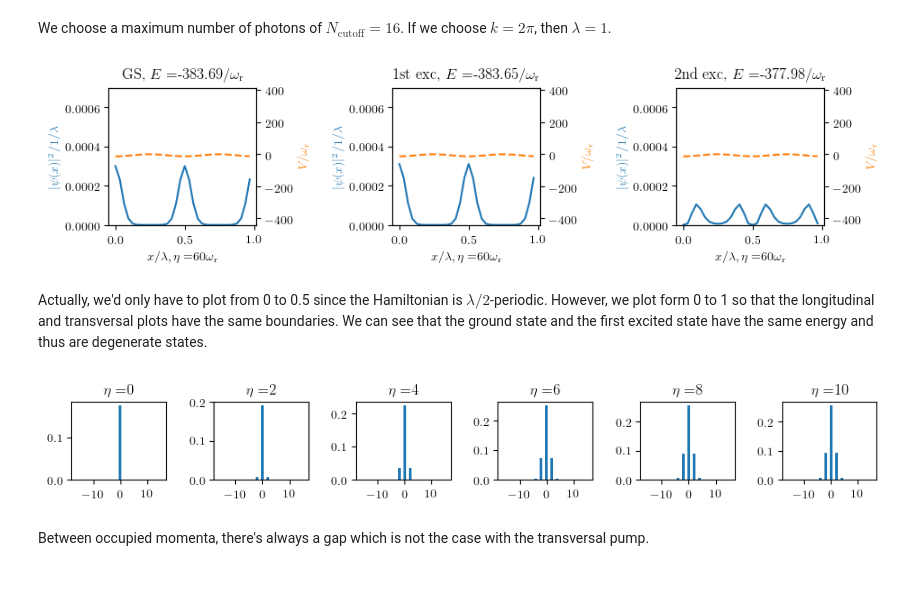
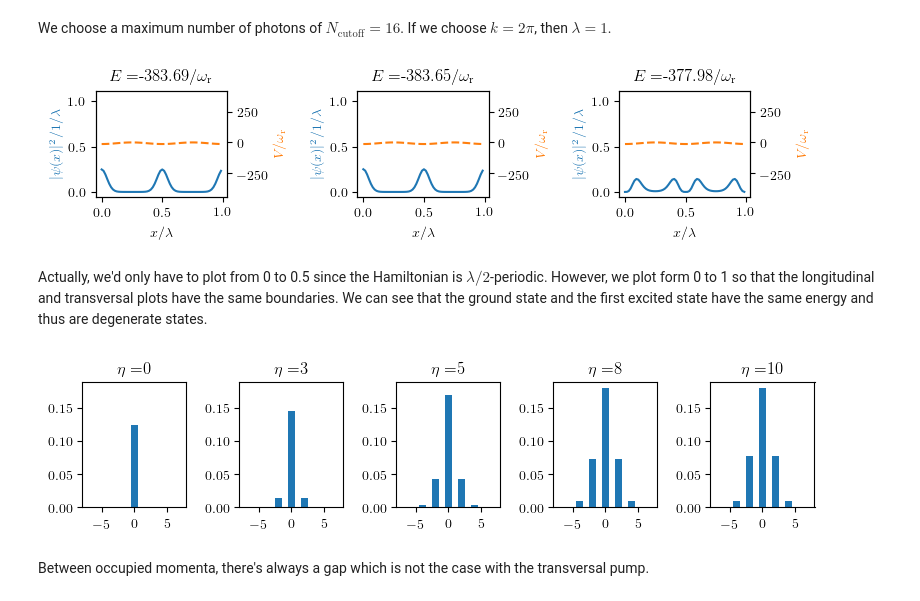
Before and after one commit to texmex76/qojulia, a Jupyter notebook: jupyter/Longitudinal Pump.ipynb, the cells around one changed output. Saved outputs shown, nothing was run; the diff lists cells and outputs as text; code cells hidden in the pictures.

Commit message:
Adjust plotting parameters

```diff
--- a/jupyter/Longitudinal Pump.ipynb
+++ b/jupyter/Longitudinal Pump.ipynb
@@ -15,7 +15,7 @@ We choose a maximum number of photons of $N_\text{cutoff}=16$. If we choose $k=2
 N_cutoff = 16
 xmin = 0
 xmax = 1
-Nsteps = 32
+Nsteps = 64
 
 k = 2*π
 ωr = 1
@@ -49,18 +49,21 @@ end;
 rc("text", usetex=true)
 rc("text.latex", preamble= "\\usepackage{amsmath}")
 rc("font", family="serif")
+pygui(false)
 
 η = 60 * ωr
 E, ψ_states = eigenstates((H(η) + dagger(H(η)))/2, 3);
 
-# Plot position
 xpoints = samplepoints(b_position)
 
-fig = figure()
+fig = figure(figsize=(8, 2))
+host_1 = fig.add_subplot(131)
+host_2 = fig.add_subplot(132)
+host_3 = fig.add_subplot(133)
+hosts = [host_1, host_2, host_3]
 
 for i in 1:3
-    plt_index = 330 + i
-    host = fig.add_subplot(plt_index)
+    host = hosts[i]
     par1 = host.twinx()
 
     pos_dense = ptrace(ψ_states[i], 1)
@@ -68,12 +71,13 @@ for i in 1:3
     ada_exp = expect(ad*a, ψ_states[i])
     pot = @. U0*cos(k*xpoints)^2*real(ada_exp)
 
-    host.set_ylim(-0.0000, 0.0007)
+    host.set_ylim(-0.0528, 1.1088)
     par1.set_ylim(-441.482335, 415.316547)
-    host.plot(xpoints, abs2.(density ./ sqrt(Nsteps)), "C0")
+#     host.plot(xpoints, abs2.(density ./ sqrt(Nsteps)), "C0")
+    host.plot(xpoints, abs2.(normalize(density) ./ sqrt(Nsteps) * 15), "C0")
     par1.plot(xpoints, pot, "C1", linestyle="--")
 
-    host.set_xlabel(L"x / \lambda, \eta=" * @sprintf("%d", η) * L"\omega_\text{r}")
+    host.set_xlabel(L"x / \lambda")
     host.set_ylabel(L"|\psi(x)|^2 / 1/\lambda")
     par1.set_ylabel(L"V / \omega_\text{r}")
     host.yaxis.label.set_color("C0")
@@ -83,54 +87,52 @@ for i in 1:3
 #     println("host.set_ylim(" *@sprintf("%.4f", host.get_ylim()[1]) *", " *@sprintf("%.4f", host.get_ylim()[2]) *")")
 #     println("par1.set_ylim(" *@sprintf("%.6f", par1.get_ylim()[1]) *", " *@sprintf("%.6f", par1.get_ylim()[2]) *")")
 
-    if i == 1
-        title("GS, " * L"E=" * @sprintf("%.2f", E[1]) * L"/ \omega_\text{r}")
-    elseif i == 2
-        title("1st exc, " * L"E=" * @sprintf("%.2f", E[2]) * L"/ \omega_\text{r}")
-    else
-        title("2nd exc, " * L"E=" * @sprintf("%.2f", E[3]) * L"/ \omega_\text{r}")
-    end
+    title(L"E=" * @sprintf("%.2f", E[i]) * L"/ \omega_\text{r}")
 end
 
-tight_layout(rect=[0, 0, 1.5, 1.3])
+tight_layout()
 # %% [output]
-[figure, old version]
+[figure, new version]
 # %% [markdown]
 Actually, we'd only have to plot from 0 to 0.5 since the Hamiltonian is $\lambda / 2$-periodic. However, we plot form 0 to 1 so that the longitudinal and transversal plots have the same boundaries. We can see that the ground state and the first excited state have the same energy and thus are degenerate states.
 # %%
 # Plot momentum
 
 rc("text", usetex=true)
 rc("font", family="serif")
+pygui(false)
 
 b_momentum = MomentumBasis(b_position)
 Tpx = transform(b_momentum, b_position)
 
-η_arr = [0:2:10;] .* ωr
+η_arr = [0, 3, 5, 8, 10] .* ωr
 
-fig = figure()
+fig = figure(figsize=(8,2))
 for i in 1:size(η_arr)[1]
-    plt_index = size(η_arr)[1]*110 + i
+    plt_index = 100 + size(η_arr)[1]*10 + i
     host = fig.add_subplot(plt_index)
 #     host.set_xlim(xmin, xmax)
 #     host.set_ylim(-0.0001, 0.0017)
 
     E, ψ_states = eigenstates((H(η_arr[i]) + dagger(H(η_arr[i])))/2, 1);
     pos_dense = ptrace(ψ_states[1], 1)
     states_p = Tpx * pos_dense
     density_p = diag(states_p.data)
 
     host.bar([-Nsteps/2:1:Nsteps/2-1;], abs.(density_p), width=1)
     title_string = L"\eta=" * @sprintf("%d", η_arr[i])
     title(title_string)
+    host.set_ylim(0.0000, 0.1893)
+    host.set_xlim(-8, 8)
+#     println("host.set_ylim(" *@sprintf("%.4f", host.get_ylim()[1]) *", " *@sprintf("%.4f", host.get_ylim()[2]) *")")
 
 #     host.set_xlabel(L"x")
 #     host.set_ylabel(L"|\psi(x)|^2")
 #     host.yaxis.label.set_color("C0")
 end
-tight_layout(rect=[0, 0, 1.5, 1.6])
+tight_layout()
 # %% [output]
-[figure, old version]
+[figure, new version]
 # %% [markdown]
 Between occupied momenta, there's always a gap which is not the case with the transversal pump.
 # %%
```
Also changed, not shown: parts of 3 cells of this notebook.
